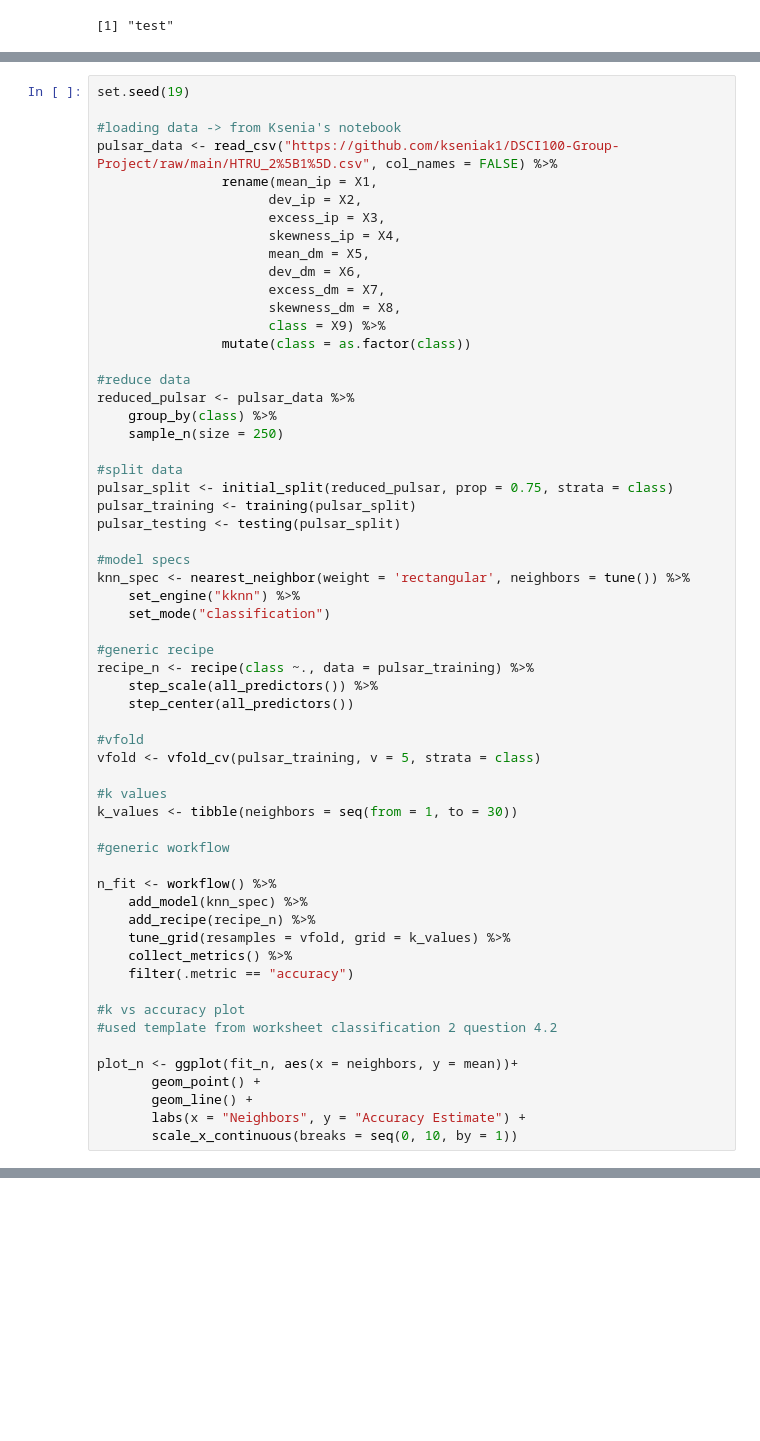
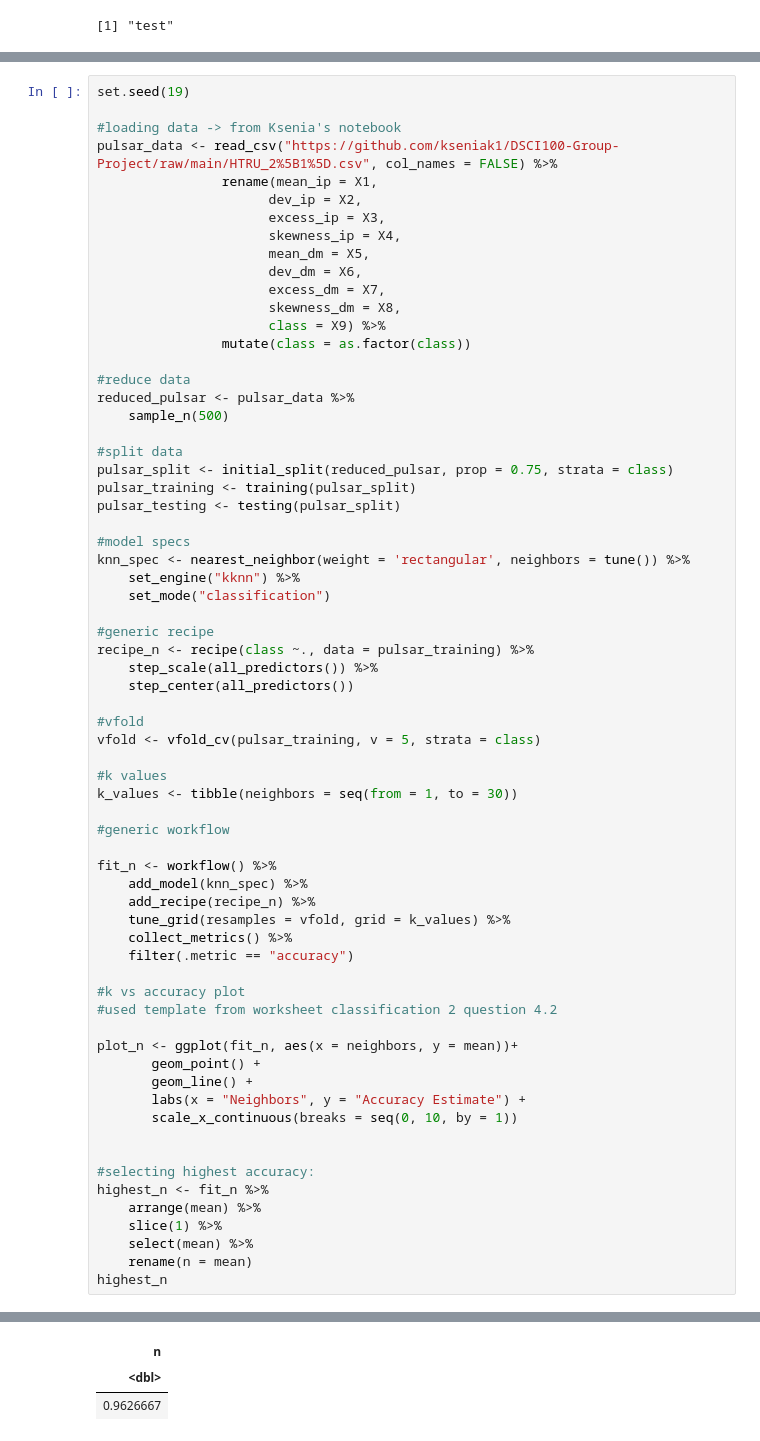
Before and after one commit to kseniak1/DSCI100-Project, a Jupyter notebook: Hannah_notebook.ipynb, the cells around one changed output, grey strips where cells are left out. Cells and saved outputs as stored; diff of their text form; blank space fills up the shorter version.

Commit message:
analysis complete for each pairing
note: group_by(class) removed from reduced_pulsar

```diff
--- a/Hannah_notebook.ipynb
+++ b/Hannah_notebook.ipynb
@@ -25,8 +45,7 @@ pulsar_data <- read_csv("https://github.com/kseniak1/DSCI100-Group-Project/raw/m
 
 #reduce data
 reduced_pulsar <- pulsar_data %>%
-    group_by(class) %>%
-    sample_n(size = 250)
+    sample_n(500)
 
 #split data
 pulsar_split <- initial_split(reduced_pulsar, prop = 0.75, strata = class)
@@ -51,7 +70,7 @@ k_values <- tibble(neighbors = seq(from = 1, to = 30))
 
 #generic workflow
 
-n_fit <- workflow() %>%
+fit_n <- workflow() %>%
     add_model(knn_spec) %>%
     add_recipe(recipe_n) %>%
     tune_grid(resamples = vfold, grid = k_values) %>%
@@ -66,6 +85,15 @@ plot_n <- ggplot(fit_n, aes(x = neighbors, y = mean))+
        geom_line() +
        labs(x = "Neighbors", y = "Accuracy Estimate") +
        scale_x_continuous(breaks = seq(0, 10, by = 1))
+
+
+#selecting highest accuracy:
+highest_n <- fit_n %>%
+    arrange(mean) %>%
+    slice(1) %>%
+    select(mean) %>%
+    rename(n = mean)
+highest_n
 # %% [output]
 Parsed with column specification:
 cols(
@@ -83 +111,4 @@ ERROR: Error in ggplot(fit_n, aes(x = neighbors, y = mean)): object 'fit_n' not
+| n |
+| <dbl> |
+| 0.9626667 |
 # %%
```
Also changed, not shown: parts of 11 cells of this notebook.
